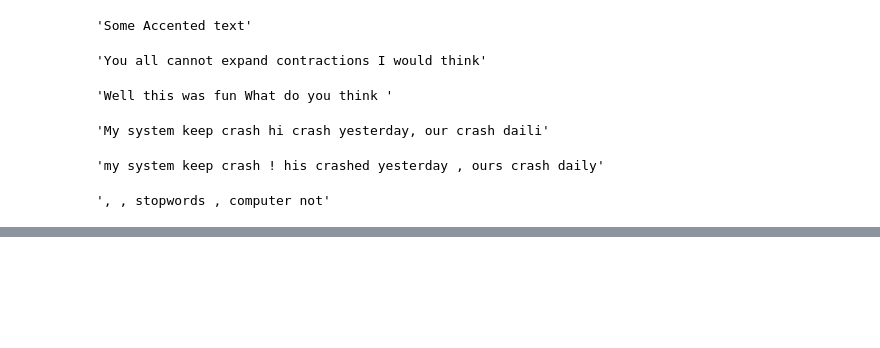
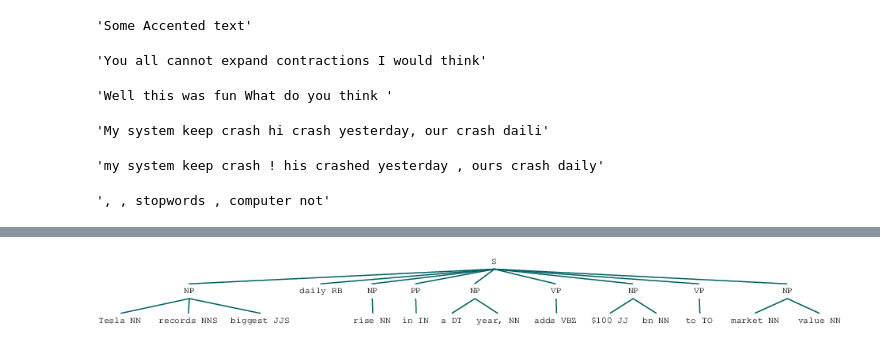
Before and after one commit to ArmandoXV/Sahllow-Parsing, a Jupyter notebook: Init.ipynb, the cells around one changed output, grey strips where cells are left out. Drawn from its saved outputs; the diff is of its cells as text; code cells hidden in the pictures; blank space fills up the shorter version.

```diff
--- a/Init.ipynb
+++ b/Init.ipynb
@@ -446,0 +480,27 @@ print(train_data[1])
+# %%
+from nltk.tag import UnigramTagger, BigramTagger
+from nltk.chunk import ChunkParserI
+
+# define the chunker class
+class NGramTagChunker(ChunkParserI):
+
+  def __init__(self, train_sentences,
+               tagger_classes=[UnigramTagger, BigramTagger]):
+    train_sent_tags = conll_tag_chunks(train_sentences)
+    self.chunk_tagger = combined_tagger(train_sent_tags, tagger_classes)
+
+  def parse(self, tagged_sentence):
+    if not tagged_sentence:
+        return None
+    pos_tags = [tag for word, tag in tagged_sentence]
+    chunk_pos_tags = self.chunk_tagger.tag(pos_tags)
+    chunk_tags = [chunk_tag for (pos_tag, chunk_tag) in chunk_pos_tags]
+    wpc_tags = [(word, pos_tag, chunk_tag) for ((word, pos_tag), chunk_tag)
+                     in zip(tagged_sentence, chunk_tags)]
+    return conlltags2tree(wpc_tags)
+
+# train chunker model
+ntc = NGramTagChunker(train_data)
+
+# evaluate chunker model performance
+print(ntc.evaluate(test_data))
@@ -446,0 +513,3 @@ print(train_data[1])
+# %%
+chunk_tree = ntc.parse(nltk_pos_tagged)
+print(chunk_tree)
@@ -446,0 +527,11 @@ print(train_data[1])
+# %%
+from IPython.display import display
+
+## download and install ghostscript from https://www.ghostscript.com/download/gsdnld.html
+
+# often need to add to the path manually (for windows)
+os.environ['PATH'] = os.environ['PATH']+";C:\\Program Files\\gs\\gs9.53.3\\bin\\"
+
+display(chunk_tree)
+# %% [output]
+[figure, added]
```
Also changed, not shown: parts of 15 cells of this notebook.
